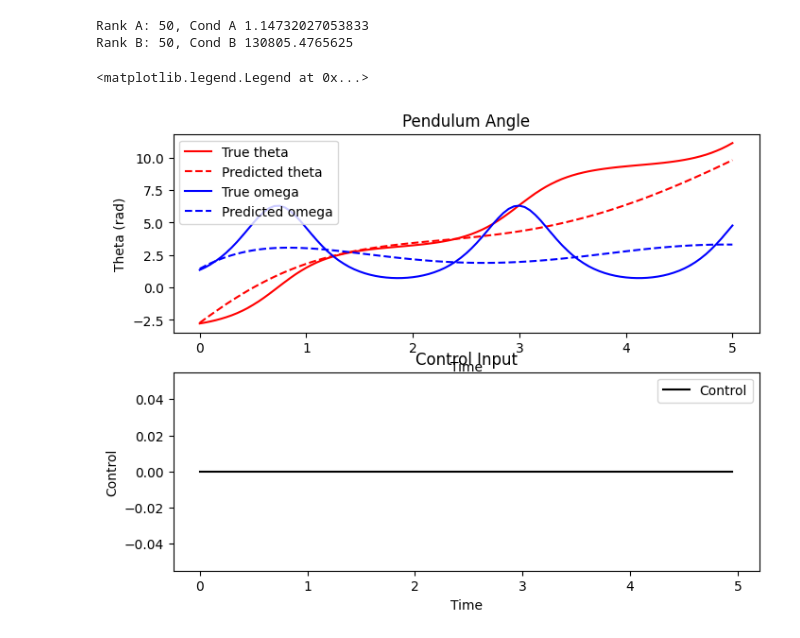
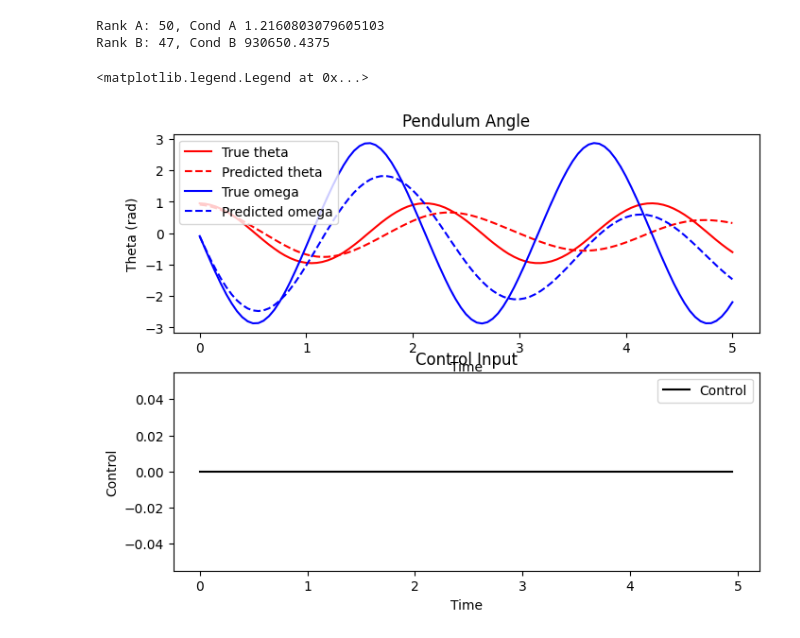
Before and after one commit to micahreich/koopman, a Jupyter notebook: koopman/not_koopman/pendulum_simple_autoencoder.ipynb, the cells around one changed output. Cells and saved outputs as stored; diff of their text form; code cells hidden in the pictures.

```diff
--- a/koopman/not_koopman/pendulum_simple_autoencoder.ipynb
+++ b/koopman/not_koopman/pendulum_simple_autoencoder.ipynb
@@ -36,7 +36,7 @@ pendulum = Pendulum(params)
 
 tf = 5.0
 dt = 0.05
-N = 1_000_000
+N = 250_000
 
 theta0 = np.random.uniform(-np.pi, np.pi, (N, 1))
 omega0 = np.random.uniform(-3, 3, (N, 1))
@@ -176,10 +176,10 @@ nz_x = 50
 nz_u = 50
 n_rollout_segments = 1
 
-A = torch.nn.Parameter(torch.eye(nz_x, dtype=torch.float32).to(device))
-B = torch.nn.Parameter(torch.zeros((nz_x, nz_u), dtype=torch.float32).to(device))
-autoenc_x = AutoEncoder(nx, nz_x).to(device)
-autoenc_u = AutoEncoder(nu, nz_u).to(device)
+# A = torch.nn.Parameter(torch.eye(nz_x, dtype=torch.float32).to(device))
+# B = torch.nn.Parameter(torch.zeros((nz_x, nz_u), dtype=torch.float32).to(device))
+# autoenc_x = AutoEncoder(nx, nz_x).to(device)
+# autoenc_u = AutoEncoder(nu, nz_u).to(device)
 
 # Cs = list()
 # for i in range(nu):
@@ -312,4 +309,12 @@ Epoch 7/10
 # %%
+def unwrap_angle(arr: np.ndarray) ->  np.ndarray:
+    shape = list(arr.shape)
+    assert shape[-1] == 2
+    shape[-1] = 1
+    res = np.empty(shape, dtype=arr.dtype)
+    res[..., 0] = np.arctan2(arr[..., 0], arr[..., 1])
+    return res
+
 # pick sample trajectory
 
 with torch.no_grad():
@@ -331,46 +336,40 @@ with torch.no_grad():
 
     test_xhist_pred_np = test_xhist_pred.cpu().numpy()
     test_uhist_np = test_uhist.cpu().numpy()
+    test_xhist_np = test_xhist.cpu().numpy()
+    test_xhist_np = np.concatenate((unwrap_angle(test_xhist_np[..., :2]), test_xhist_np[..., [2, ]]), axis=-1)
+    test_xhist_pred_np = np.concatenate((unwrap_angle(test_xhist_pred_np[..., :2]), test_xhist_pred_np[..., [2, ]]), axis=-1)
     A_np = A.cpu().numpy()
     B_np = B.cpu().numpy()
 
 print(f"Rank A: {np.linalg.matrix_rank(A_np)}, Cond A {np.linalg.cond(A_np)}")
 print(f"Rank B: {np.linalg.matrix_rank(B_np)}, Cond B {np.linalg.cond(B_np)}")
 # %% [output]
-Rank A: 50, Cond A 1.14732027053833
-Rank B: 50, Cond B 130805.4765625
+Rank A: 50, Cond A 1.2160803079605103
+Rank B: 47, Cond B 930650.4375
 # %%
-i = 5
+i = 9
 
-def unwrap_angle(arr: np.ndarray) ->  np.ndarray:
-    shape = list(arr.shape)
-    assert shape[-1] == 2
-    shape[-1] = 1
-    res = np.empty(shape, dtype=arr.dtype)
-    res[..., 0] = np.arctan2(arr[..., 0], arr[..., 1])
-    return res
 
-test_xhist_np = test_xhist.cpu().numpy()
-test_xhist_np = np.stack((unwrap_angle(test_xhist_np[:2]), test_xhist_np[[2, ]])
 test_xhist_plt, test_uhist_plt, test_xhist_pred_plt = test_xhist_np[i, :],  test_uhist_np[i, :], test_xhist_pred_np[i, :]
 test_xhist_pred_plt = np.clip(test_xhist_pred_plt, -10, 10)
 fig, ax = plt.subplots(2, 1, figsize=(8, 6))
 # ax[0].plot(eval_ts, angle_wrap(eval_xhist[:, 0], "-pi:pi"), color='red', label="True theta")
 # ax[0].plot(eval_ts, angle_wrap(eval_xhist_pred[:, 0], "-pi:pi"), color='red', label="Predicted theta", linestyle='--')
 ax[0].plot(ts, test_xhist_plt[:, 0], color='red', label="True theta")
 ax[0].plot(ts, test_xhist_pred_plt[:, 0], color='red', label="Predicted theta", linestyle='--')
 ax[0].plot(ts, test_xhist_plt[:, 1], color='blue', label="True omega")
 ax[0].plot(ts, test_xhist_pred_plt[:, 1], color='blue', label="Predicted omega", linestyle='--')
 ax[0].set_title("Pendulum Angle")
 ax[0].set_xlabel("Time")
 ax[0].set_ylabel("Theta (rad)")
 ax[0].legend()
 
 ax[1].plot(ts[:-1], test_uhist_plt[:, 0], color='black', label="Control")
 ax[1].set_title("Control Input")
 ax[1].set_xlabel("Time")
 ax[1].set_ylabel("Control")
 ax[1].legend()
 # %% [output]
 <matplotlib.legend.Legend at 0x...>
-[figure, old version]
+[figure, new version]
```
Also changed, not shown: parts of 2 cells of this notebook, 8 other files.
